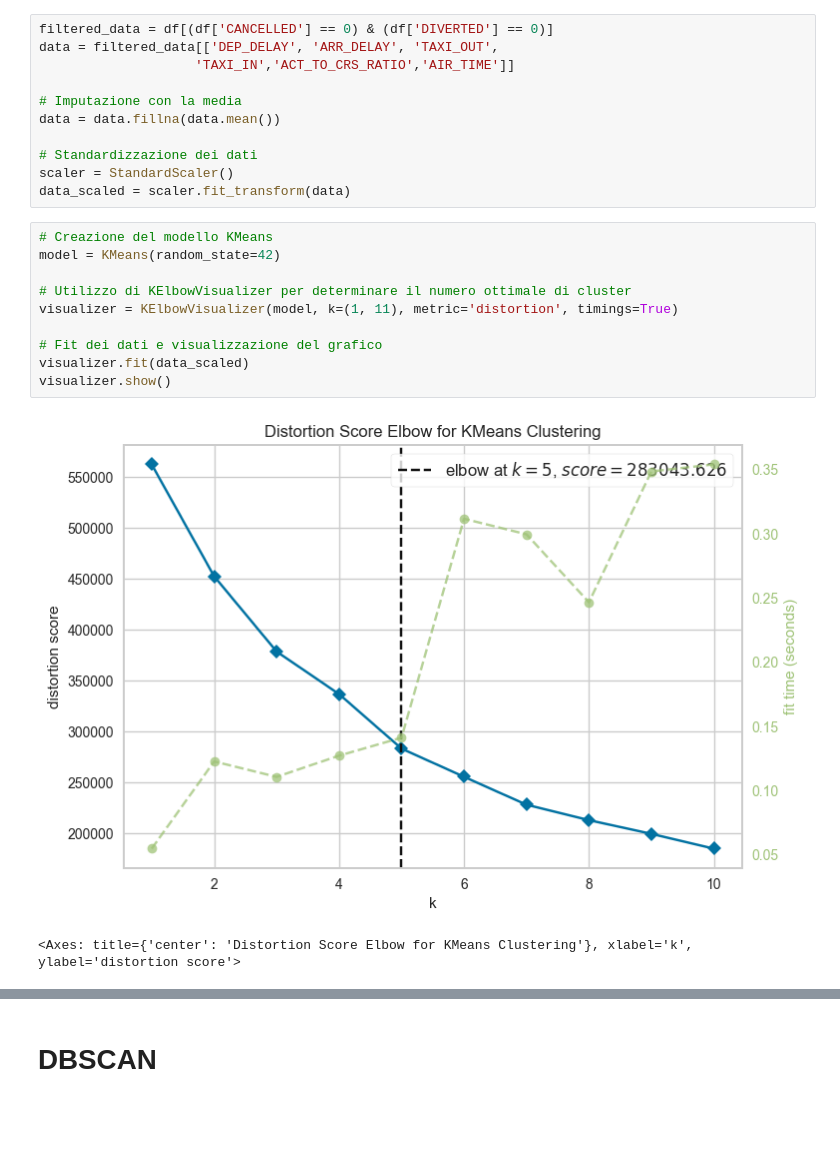
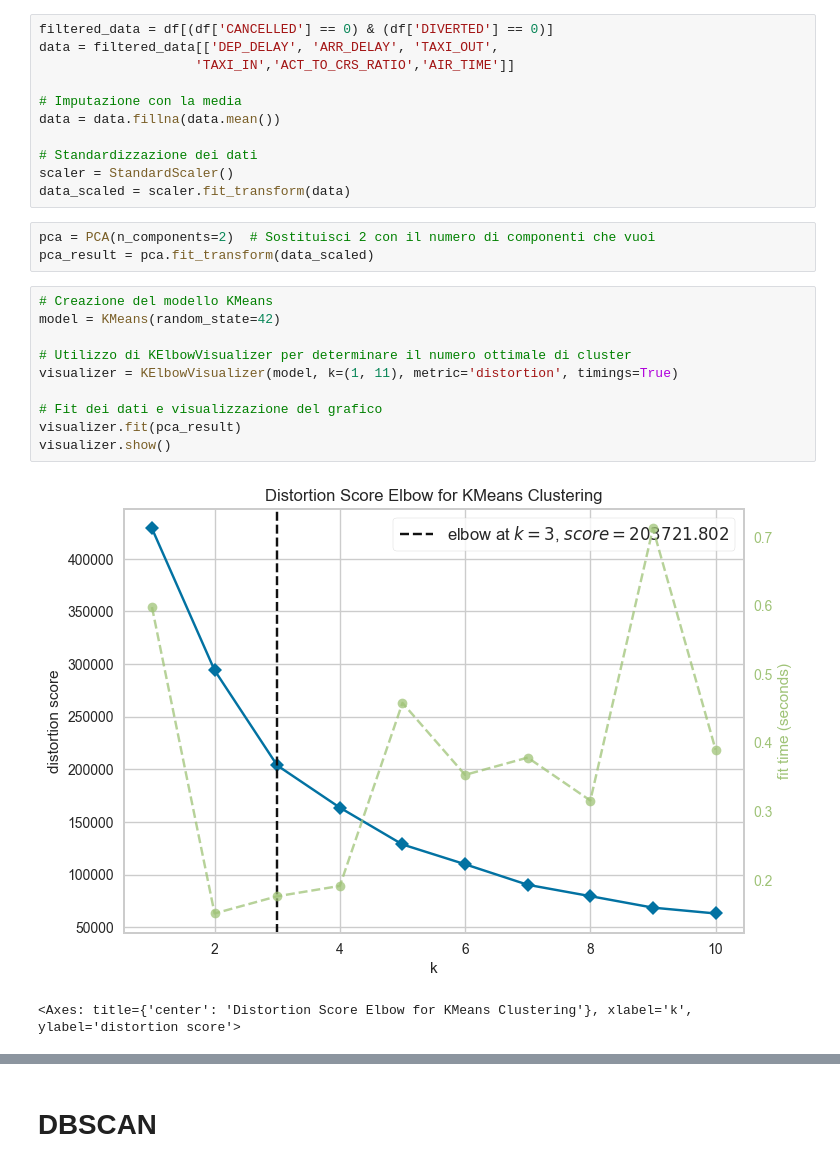
Before and after one commit to Walter-Di-Sabatino/Time-Series-Data-Science-Project, a Jupyter notebook: multi_d_clustering.ipynb, the cells around one changed output, grey strips where cells are left out. Saved outputs shown, nothing was run; the diff lists cells and outputs as text; blank space fills up the shorter version.

```diff
--- a/multi_d_clustering.ipynb
+++ b/multi_d_clustering.ipynb
@@ -60,18 +51,21 @@ data = data.fillna(data.mean())
 # Standardizzazione dei dati
 scaler = StandardScaler()
 data_scaled = scaler.fit_transform(data)
+# %%
+pca = PCA(n_components=2)  # Sostituisci 2 con il numero di componenti che vuoi
+pca_result = pca.fit_transform(data_scaled)
 # %%
 # Creazione del modello KMeans
 model = KMeans(random_state=42)
 
 # Utilizzo di KElbowVisualizer per determinare il numero ottimale di cluster
 visualizer = KElbowVisualizer(model, k=(1, 11), metric='distortion', timings=True)
 
 # Fit dei dati e visualizzazione del grafico
-visualizer.fit(data_scaled)
+visualizer.fit(pca_result)
 visualizer.show()
 # %% [output]
-[figure, old version]
+[figure, new version]
 <Axes: title={'center': 'Distortion Score Elbow for KMeans Clustering'}, xlabel='k', ylabel='distortion score'>
 # %%
 distortions = []
```
Also changed, not shown: parts of 21 cells of this notebook, 2 other files.
